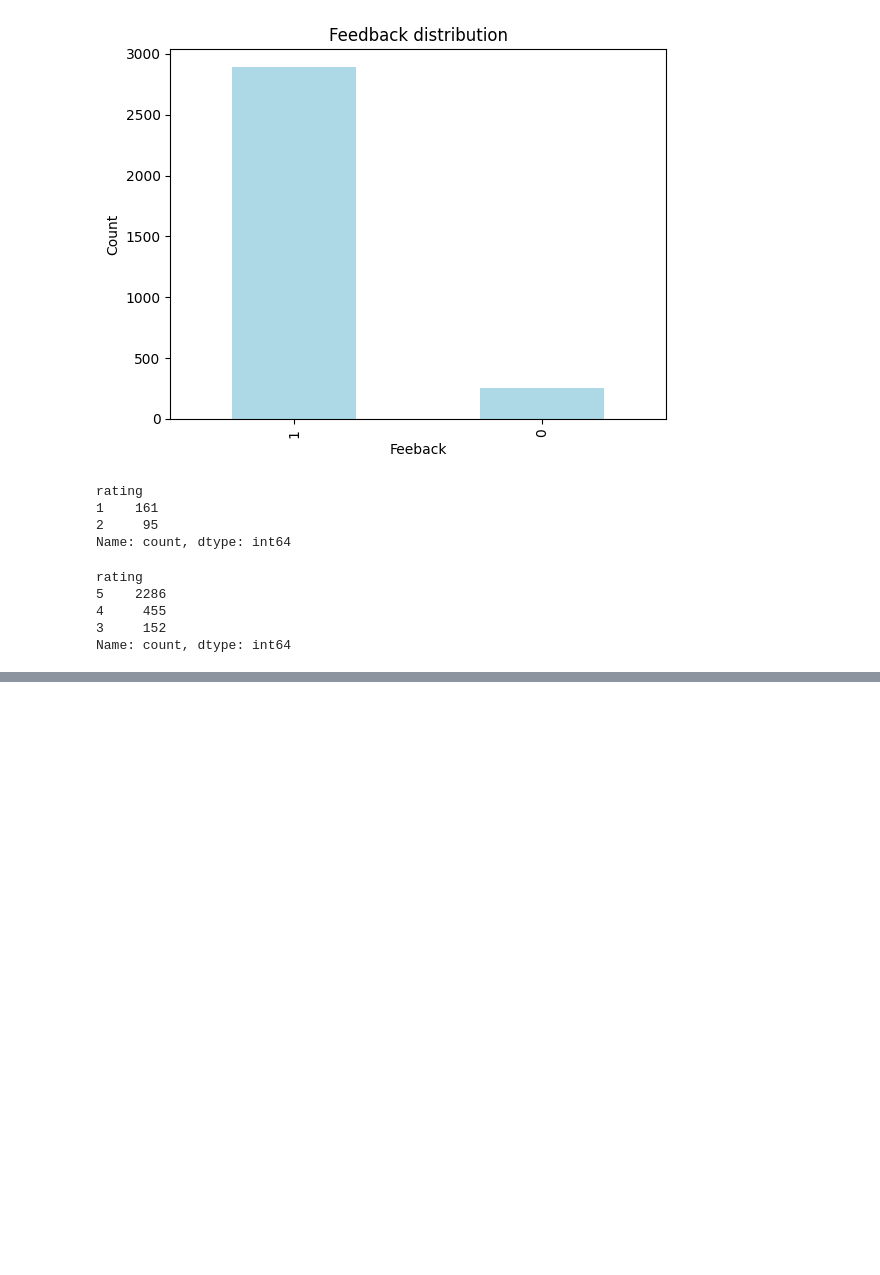
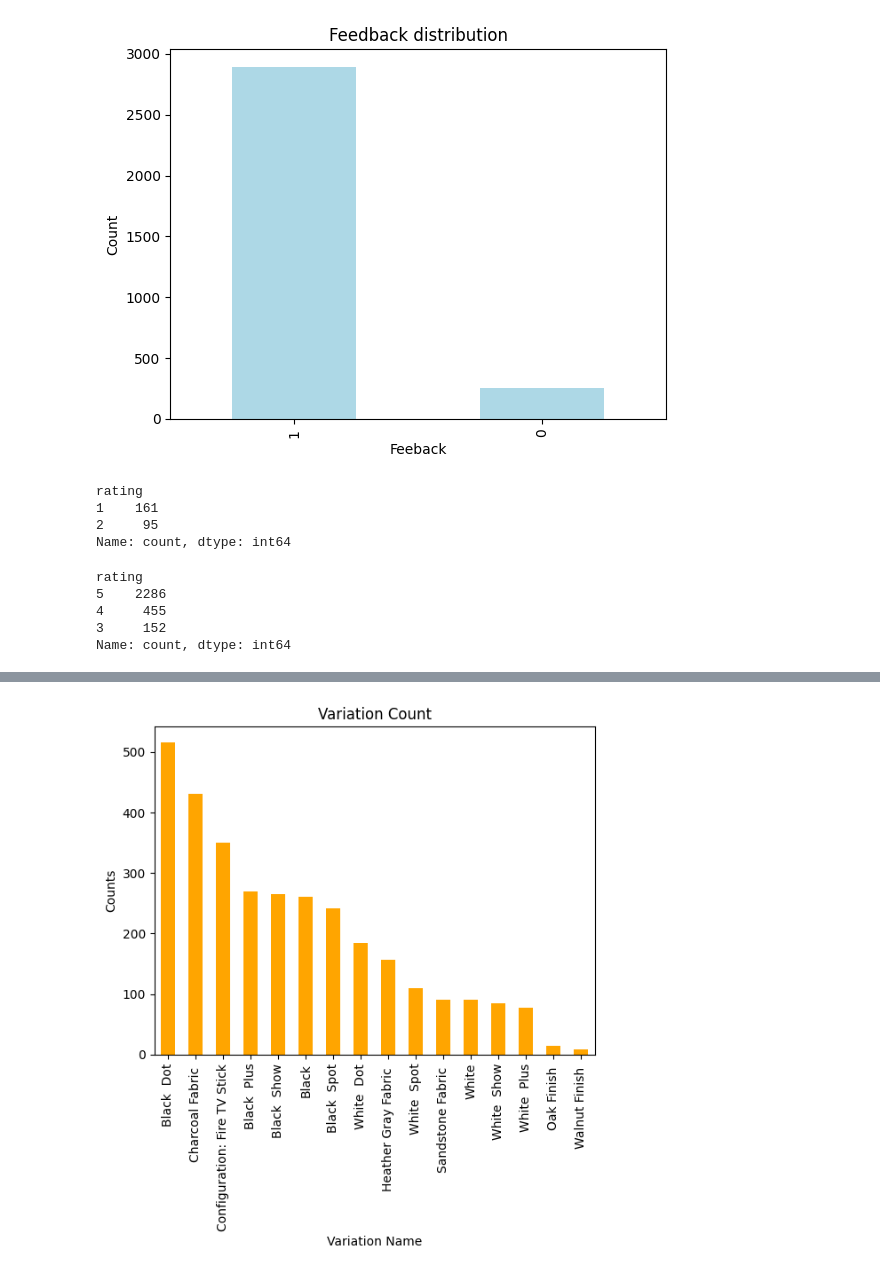
Before and after one commit to Aadeshh0/alexa_review, a Jupyter notebook: main.ipynb, the cells around one changed output, grey strips where cells are left out. Drawn from its saved outputs; the diff is of its cells as text; code cells hidden in the pictures; blank space fills up the shorter version.

Commit message:
Analysis of Variation column

```diff
--- a/main.ipynb
+++ b/main.ipynb
@@ -174,0 +199,8 @@ Name: count, dtype: int64
+# %%
+data['variation'].value_counts().plot.bar(color="orange")
+plt.title("Variation Count")
+plt.xlabel("Variation Name")
+plt.ylabel("Counts")
+plt.show()
+# %% [output]
+[figure, added]
```
Also changed, not shown: parts of 4 cells of this notebook.
